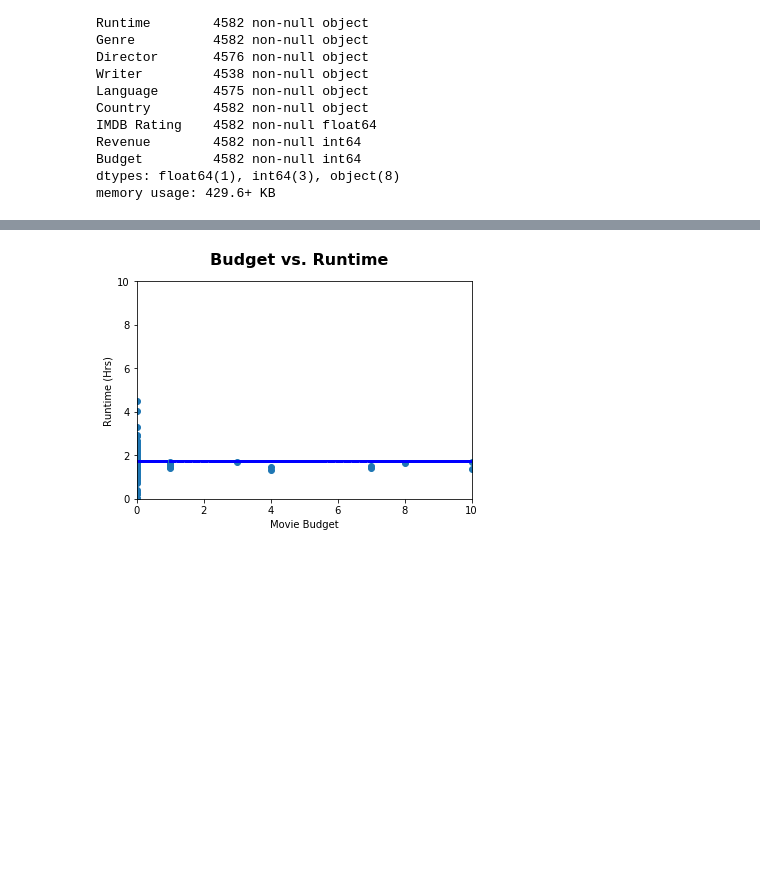
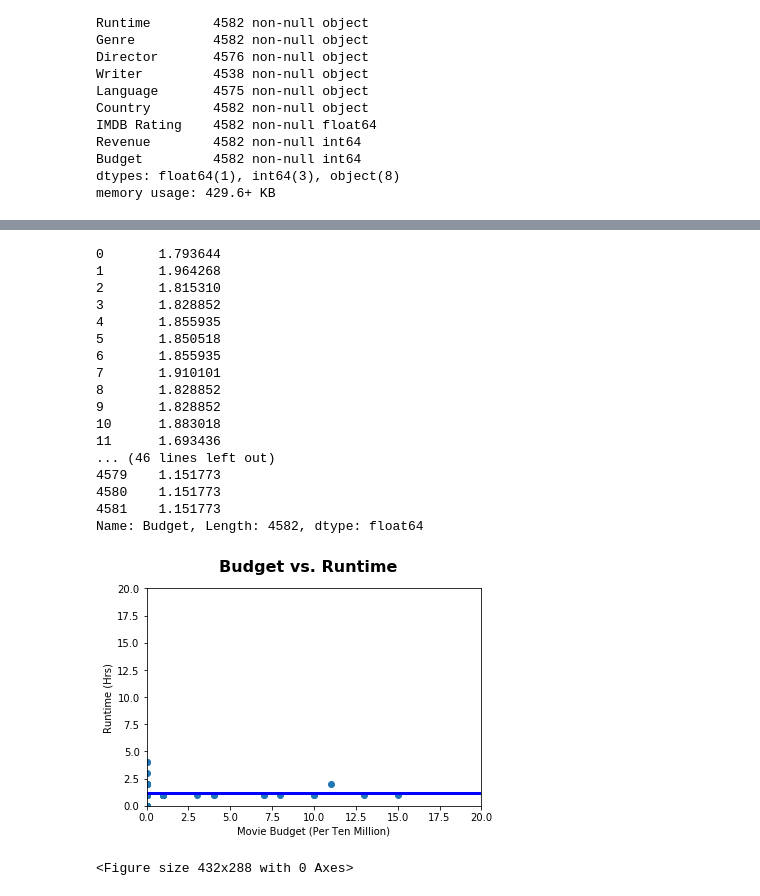
Before and after one commit to suvs27/Movie2019, a Jupyter notebook: movie_project_working.ipynb, the cells around one changed output, grey strips where cells are left out. Drawn from its saved outputs; the diff is of its cells as text; code cells hidden in the pictures; blank space fills up the shorter version.

```diff
--- a/movie_project_working.ipynb
+++ b/movie_project_working.ipynb
@@ -154,36 +160,62 @@ NameError: name 'mean' is not defined
 # %%
 # Budget vs Runtime data
 
 list_runtime=[]
 runtime_hrs=[]
+budget_tenmils=[]
+
 for list_item in df['Runtime']:
     list_item=list_item.strip(' min')
     list_runtime.append(int(list_item))
 
 for list_item in list_runtime:
-    runtime_hrs.append(round(list_item/60,2))
+    list_item= round(list_item/60,2)
+    runtime_hrs.append(int(list_item))
+
+#for budget_item in df["Budget"]:
+    #budget_item= round(budget_item/10000000, 2)
+    #budget_tenmils.append(int(budget_item))
 
 x_axis = df["Budget"]
 y_axis = runtime_hrs
 (slope, intercept, _, _, _) = linregress(x_axis, y_axis)
 fit = slope * x_axis + intercept
-
+print(fit)
 fig, ax = plt.subplots()
 
 fig.suptitle("Budget vs. Runtime", fontsize=16, fontweight="bold")
 
-ax.set_xlim(0, 10)
-ax.set_ylim(0, 10)
+ax.set_xlim(0, 20)
+ax.set_ylim(0, 20)
 
-ax.set_xlabel("Movie Budget")
+ax.set_xlabel("Movie Budget (Per Ten Million)")
 ax.set_ylabel("Runtime (Hrs)")
 
 ax.plot(x_axis, y_axis, linewidth=0, marker='o')
 ax.plot(x_axis, fit, 'b--')
 
 plt.show()
+plt.savefig("Graphs/LinRegress.png")
 # %% [output]
+0       1.793644
+1       1.964268
+2       1.815310
+3       1.828852
+4       1.855935
+5       1.850518
+6       1.855935
+7       1.910101
+8       1.828852
+9       1.828852
+10      1.883018
+11      1.693436
+... (46 lines left out)
+4579    1.151773
+4580    1.151773
+4581    1.151773
+Name: Budget, Length: 4582, dtype: float64
-[figure, old version]
+[figure, new version]
+<Figure size 432x288 with 0 Axes>
 # %%
 #Budget and Revenue t-test
 
```
Also changed, not shown: parts of 7 cells of this notebook, 2 other files.
